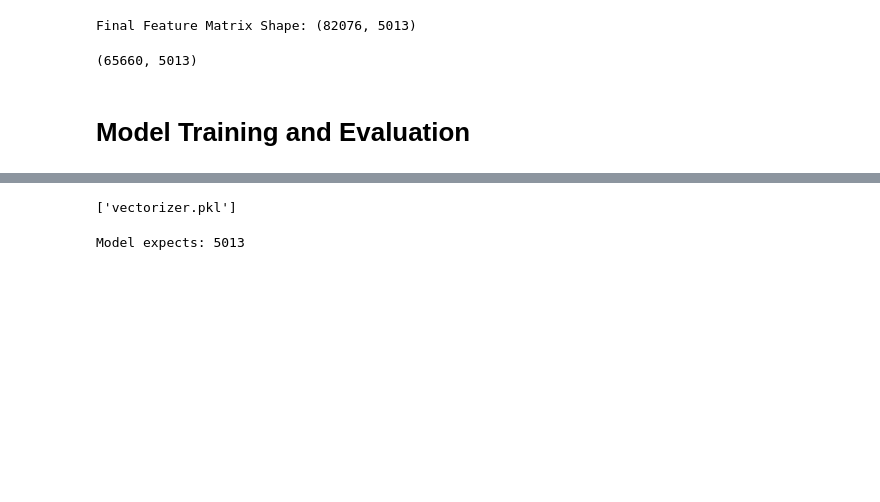
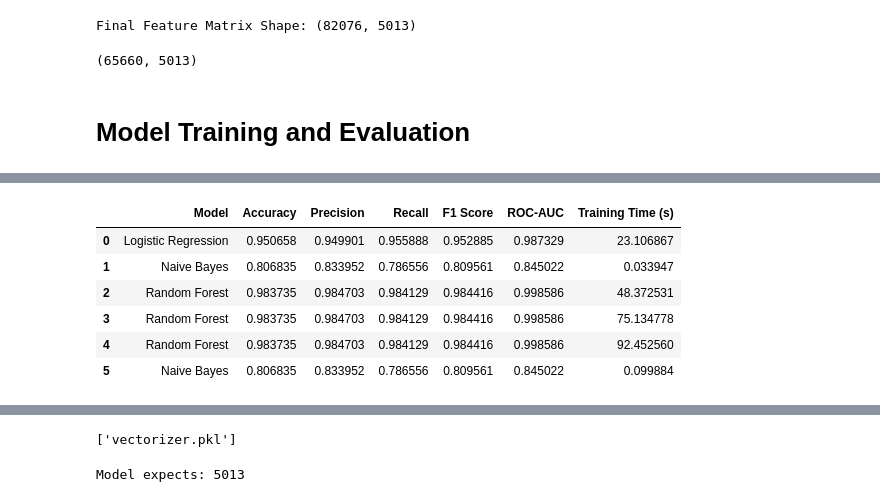
Before and after one commit to KhushiBidhuri22/phishing-email-detection-with-NLP, a Jupyter notebook: final project.ipynb, the cells around one changed output, grey strips where cells are left out. Drawn from its saved outputs; the diff is of its cells as text; code cells hidden in the pictures; blank space fills up the shorter version.

Commit message:
random forest updated

```diff
--- a/final project.ipynb
+++ b/final project.ipynb
@@ -1103,0 +1042,12 @@ weighted avg       0.98      0.98      0.98     16416
+# %%
+results_df = pd.DataFrame(results)
+
+results_df
+# %% [output]
+|  | Model | Accuracy | Precision | Recall | F1 Score | ROC-AUC | Training Time (s) |
+| 0 | Logistic Regression | 0.950658 | 0.949901 | 0.955888 | 0.952885 | 0.987329 | 23.106867 |
+| 1 | Naive Bayes | 0.806835 | 0.833952 | 0.786556 | 0.809561 | 0.845022 | 0.033947 |
+| 2 | Random Forest | 0.983735 | 0.984703 | 0.984129 | 0.984416 | 0.998586 | 48.372531 |
+| 3 | Random Forest | 0.983735 | 0.984703 | 0.984129 | 0.984416 | 0.998586 | 75.134778 |
+| 4 | Random Forest | 0.983735 | 0.984703 | 0.984129 | 0.984416 | 0.998586 | 92.452560 |
+| 5 | Naive Bayes | 0.806835 | 0.833952 | 0.786556 | 0.809561 | 0.845022 | 0.099884 |
```
Also changed, not shown: parts of 21 cells of this notebook, 1 other file.
